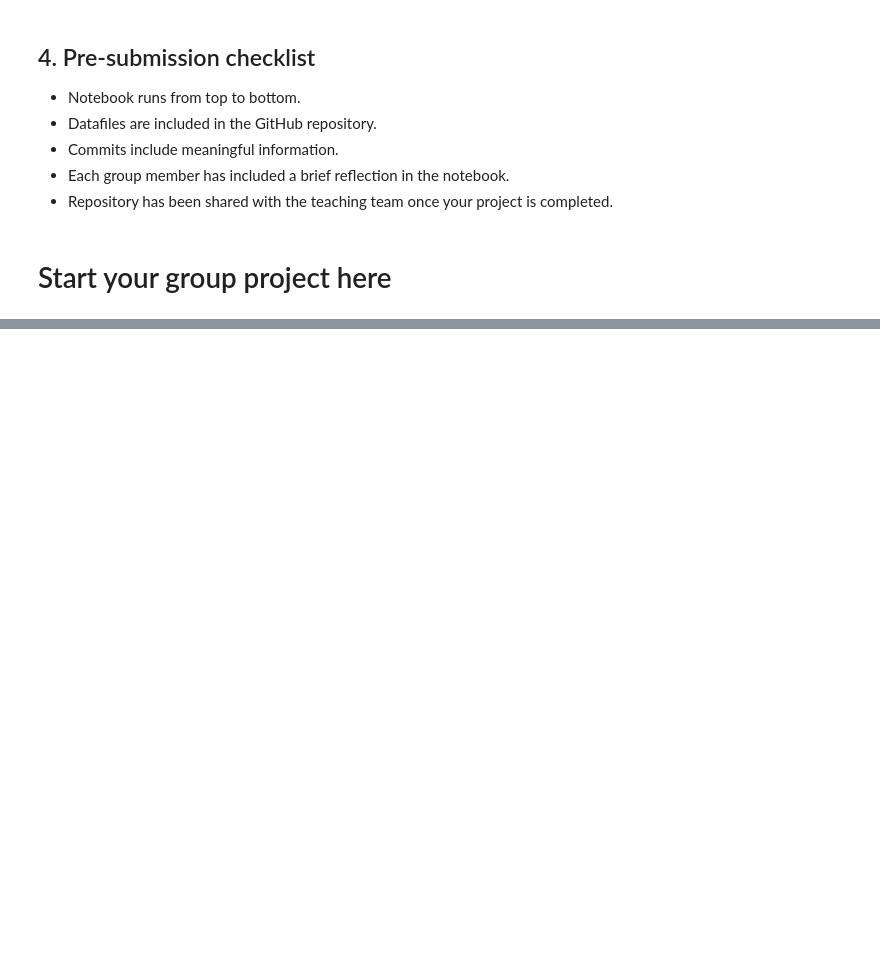
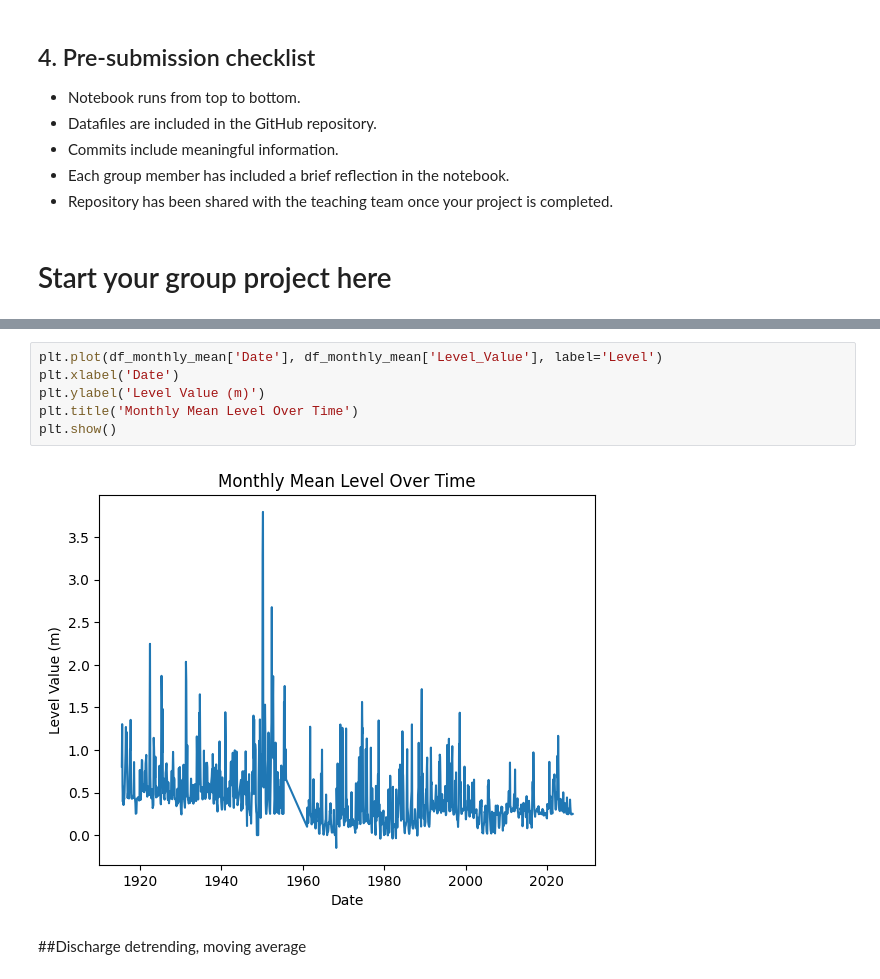
Before and after one commit to u7792930/ESMC2010-W10-GroupProject, a Jupyter notebook: EMSC2010_Group_Project_Week_10.ipynb, the cells around one changed output, grey strips where cells are left out. Saved outputs shown, nothing was run; the diff lists cells and outputs as text; blank space fills up the shorter version.

```diff
--- a/EMSC2010_Group_Project_Week_10.ipynb
+++ b/EMSC2010_Group_Project_Week_10.ipynb
@@ -46,0 +124,11 @@ Repeat text as required.
+# %%
+plt.plot(df_monthly_mean['Date'], df_monthly_mean['Level_Value'], label='Level')
+plt.xlabel('Date')
+plt.ylabel('Level Value (m)')
+plt.title('Monthly Mean Level Over Time')
+plt.show()
+# %% [output]
+[figure, added]
+# %% [markdown]
+##Discharge
+detrending, moving average
```
Also changed, not shown: parts of 38 cells of this notebook.
